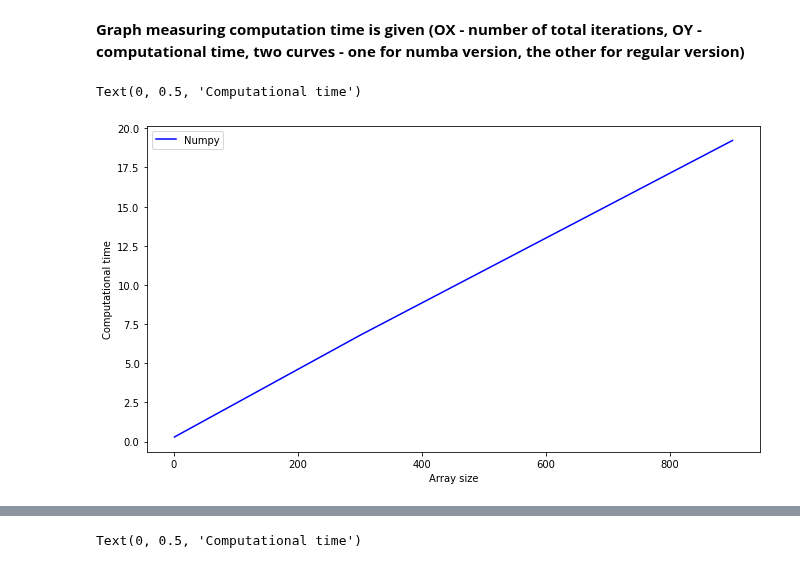
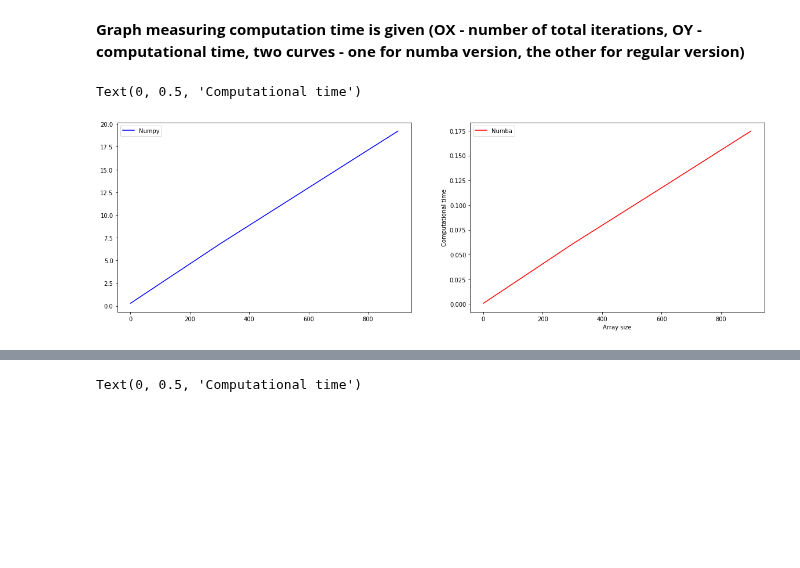
Before and after one commit to AnnyshkaF/High-Performance-Lab, a Jupyter notebook: task_14.ipynb, the cells around one changed output, grey strips where cells are left out. Saved outputs shown, nothing was run; the diff lists cells and outputs as text; code cells hidden in the pictures; blank space fills up the shorter version.

```diff
--- a/task_14.ipynb
+++ b/task_14.ipynb
@@ -107,11 +107,15 @@ for i, step in enumerate(steps):
     time = %timeit -o -q -r 10 -n 3  julia_set_jit(-2.0, 1.0, -1.0, 1.0, 400, step, 100)
     measure_time_jit[i] = time.best
 # %%
-plt.figure(figsize=(11, 6))
+plt.figure(figsize=(20, 6))
+plt.subplot(121)
 plt.plot(steps, measure_time_np, label='Numpy', color='blue')
+plt.legend()
+plt.subplot(122)
+plt.plot(steps, measure_time_jit, label='Numba', color='red')
 plt.legend()
 plt.xlabel('Array size')
 plt.ylabel('Computational time')
 # %% [output]
 Text(0, 0.5, 'Computational time')
-[figure, old version]
+[figure, new version]
```
Also changed, not shown: parts of 1 cell of this notebook.
